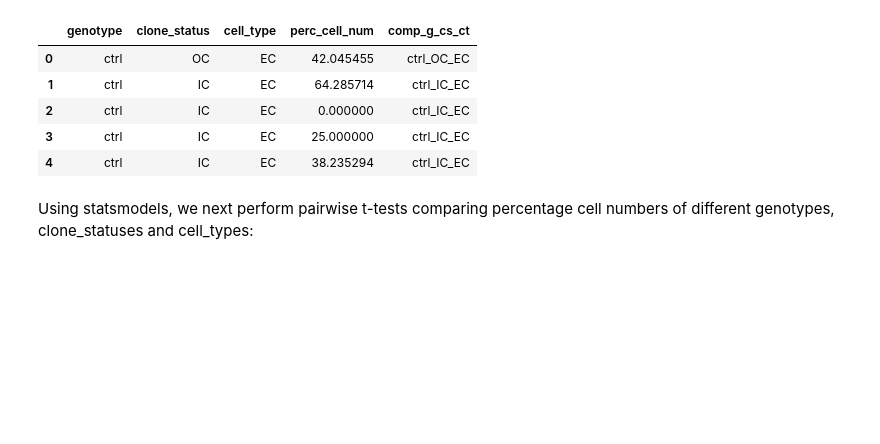
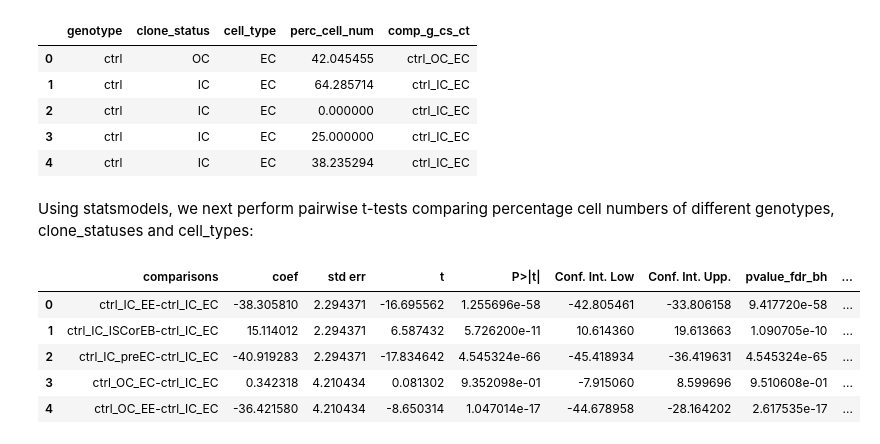
Before and after one commit to morriso1/clonedetective, a Jupyter notebook: 03_Tutorial_simple_walkthrough.ipynb, the cells around one changed output. Cells and saved outputs as stored; diff of their text form; code cells hidden in the pictures; blank space fills up the shorter version.

```diff
--- a/03_Tutorial_simple_walkthrough.ipynb
+++ b/03_Tutorial_simple_walkthrough.ipynb
@@ -682,10 +682,17 @@ tidy_percentage_df.head()
 Using statsmodels, we next perform pairwise t-tests comparing percentage cell numbers of different genotypes, clone_statuses and cell_types:
 # %%
 lm = smf.ols("perc_cell_num ~ comp_g_cs_ct", tidy_percentage_df).fit()
-stat_df = lm.t_test_pairwise(
-    "comp_g_cs_ct", method="fdr_bh"
-).result_frame.reset_index()
+stat_df = lm.t_test_pairwise("comp_g_cs_ct", method="fdr_bh").result_frame.reset_index()
+# clean up column names
+stat_df = stat_df.rename(
+    columns={"index": "comparisons", "pvalue-fdr_bh": "pvalue_fdr_bh", "reject-fdr_bh":"reject_fdr_bh"}
+)
 
-stat_df = stat_df.rename(
-    columns={"index": "comparisons", "pvalue-fdr_bh": "pvalue_fdr_bh"}
-)
+stat_df.head()
+# %% [output]
+|  | comparisons | coef | std err | t | P>|t| | Conf. Int. Low | Conf. Int. Upp. | pvalue_fdr_bh | ... |
+| 0 | ctrl_IC_EE-ctrl_IC_EC | -38.305810 | 2.294371 | -16.695562 | 1.255696e-58 | -42.805461 | -33.806158 | 9.417720e-58 | ... |
+| 1 | ctrl_IC_ISCorEB-ctrl_IC_EC | 15.114012 | 2.294371 | 6.587432 | 5.726200e-11 | 10.614360 | 19.613663 | 1.090705e-10 | ... |
+| 2 | ctrl_IC_preEC-ctrl_IC_EC | -40.919283 | 2.294371 | -17.834642 | 4.545324e-66 | -45.418934 | -36.419631 | 4.545324e-65 | ... |
+| 3 | ctrl_OC_EC-ctrl_IC_EC | 0.342318 | 4.210434 | 0.081302 | 9.352098e-01 | -7.915060 | 8.599696 | 9.510608e-01 | ... |
+| 4 | ctrl_OC_EE-ctrl_IC_EC | -36.421580 | 4.210434 | -8.650314 | 1.047014e-17 | -44.678958 | -28.164202 | 2.617535e-17 | ... |
```
Also changed, not shown: parts of 7 cells of this notebook, 2 other files.
